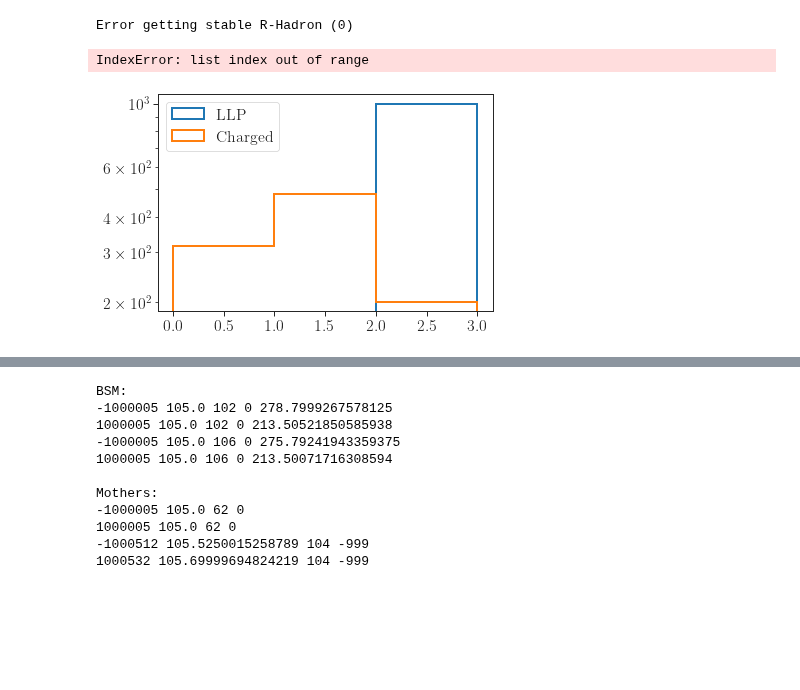
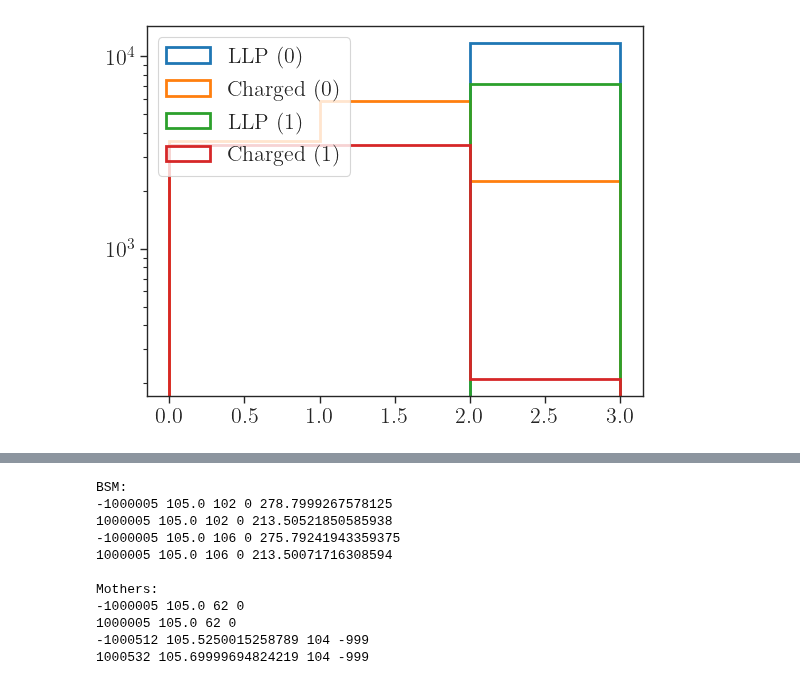
Before and after one commit to andlessa/LLP-CDFO, a Jupyter notebook: ATLAS-SUSY-2018-42/test.ipynb, the cells around one changed output, grey strips where cells are left out. Cells and saved outputs as stored; diff of their text form; code cells hidden in the pictures; blank space fills up the shorter version.

```diff
--- a/ATLAS-SUSY-2018-42/test.ipynb
+++ b/ATLAS-SUSY-2018-42/test.ipynb
@@ -42,44 +44,55 @@ cm = plt.colormaps['RdYlBu']
 # %%
 # inputFile = '../eventData/pp2Gluino_atlas_scan/Events/run_08/gluino_400_370.0_tau_3e+01_delphes_events.root'
 # inputFile = '../eventData/pp2BB1j_atlas_scan_hscp/Events/run_06/cdfo_105_100.0_tau_6e+00_delphes_events.root'
-inputFile = '../eventData/pp2BB1j_atlas_scan_hscp/Events/run_02/cdfo_105_100.0_tau_4e+00_delphes_events.root'
+inputFiles = ['../eventData/pp2BB1j_atlas_scan_hscp/Events/run_08/cdfo_1005_1000.0_tau_1e+01_delphes_events.root',
+              '../eventData/pp2BB1j_atlas_scan_hscp/Events/run_09/cdfo_1005_1000.0_tau_5e+00_delphes_events.root']
 # %%
-f = ROOT.TFile(inputFile,'read')
-tree = f.Get("Delphes")
-nevts = tree.GetEntries()
-ntotal = 0
-nLLPs = []
-nCharged = []
-nRhadron = []
-nRhadronIso = []
-for ievt in range(nevts):
+nLLPs_dict = {}
+nCharged_dict = {}
+RDV_dict = {}
+eta_dict = {}
+for i,inputFile in enumerate(inputFiles):
+    f = ROOT.TFile(inputFile,'read')
+    tree = f.Get("Delphes")
+    nevts = tree.GetEntries()
+    ntotal = 0
+    nLLPs = []
+    nCharged = []
+    RDV = []
+    eta = []
+    for ievt in range(nevts):
 
-    ntotal += 1
-    tree.GetEntry(ievt)
-    weightPB = tree.Weight.At(1).Weight
+        ntotal += 1
+        tree.GetEntry(ievt)
+        weightPB = tree.Weight.At(1).Weight
 
-    metCalo = tree.MissingETCalo.At(0).MET
-    llps = getLLPs(tree.bsm,tree.bsmDirectDaughters,tree.bsmFinalDaughters,tree.bsmMothers)
-    # if len(llps) != 2:
+        metCalo = tree.MissingETCalo.At(0).MET
+        llps = getLLPs(tree.bsm,tree.bsmDirectDaughters,tree.bsmFinalDaughters,tree.bsmMothers)
+        # if len(llps) != 2:
+            # break
+        nLLPs.append(len(tree.bsm))
+        # nRhadron.append(len(tree.rhadrons))
+        # nRhadronIso.append(len(tree.isorhadrons))
+        hscpCandidates = getHSCPCandidates(llps)
+        nCharged.append(len(hscpCandidates))
+        for hscp in hscpCandidates:
+            RDV.append(hscp.r_decay)
+            eta.append(hscp.Eta)
+        # hscpCandidates = getHSCPCandidates(tree.isoRhadrons,tree.rhadronDaughters,llps)
         # break
-    nLLPs.append(len(tree.bsm))
-    # nRhadron.append(len(tree.rhadrons))
-    # nRhadronIso.append(len(tree.isorhadrons))
-    hscpCandidates = getHSCPCandidates(llps)
-    nCharged.append(len(hscpCandidates))
-    # hscpCandidates = getHSCPCandidates(tree.isoRhadrons,tree.rhadronDaughters,llps)
-    # break
-f.Close()
+    f.Close()
+    nLLPs_dict[i] = nLLPs
+    nCharged_dict[i] = nCharged
+    RDV_dict[i] = RDV
+    eta_dict[i] = eta
-# %% [output]
-Error getting stable R-Hadron (0)
-IndexError: list index out of range
 # %%
-h0,_,_ = plt.hist(nLLPs,bins=np.arange(0.,4.,1.),label='LLP',histtype='step',linewidth=2)
-h1,_,_ = plt.hist(nCharged,bins=np.arange(0.,4.,1.),label='Charged',histtype='step',linewidth=2)
-# h1,_,_ = plt.hist(nRhadron,bins=np.arange(0.,4.,1.),label='R-Hadron',histtype='step',linewidth=2)
-# h2,_,_ = plt.hist(nRhadronIso,bins=np.arange(0.,4.,1.),label='R-Hadron (Iso)',histtype='step',linewidth=2,linestyle='dashed')
+for i in nLLPs_dict:
+    h0,_,_ = plt.hist(nLLPs_dict[i],bins=np.arange(0.,4.,1.),label='LLP (%i)' %i,histtype='step',linewidth=2)
+    h1,_,_ = plt.hist(nCharged_dict[i],bins=np.arange(0.,4.,1.),label='Charged (%i)' %i,histtype='step',linewidth=2)
+    # h1,_,_ = plt.hist(nRhadron,bins=np.arange(0.,4.,1.),label='R-Hadron',histtype='step',linewidth=2)
+    # h2,_,_ = plt.hist(nRhadronIso,bins=np.arange(0.,4.,1.),label='R-Hadron (Iso)',histtype='step',linewidth=2,linestyle='dashed')
 plt.legend(loc='upper left')
 plt.yscale('log')
 plt.show()
 # %% [output]
-[figure, old version]
+[figure, new version]
```
Also changed, not shown: parts of 4 cells of this notebook, 12 other files.
